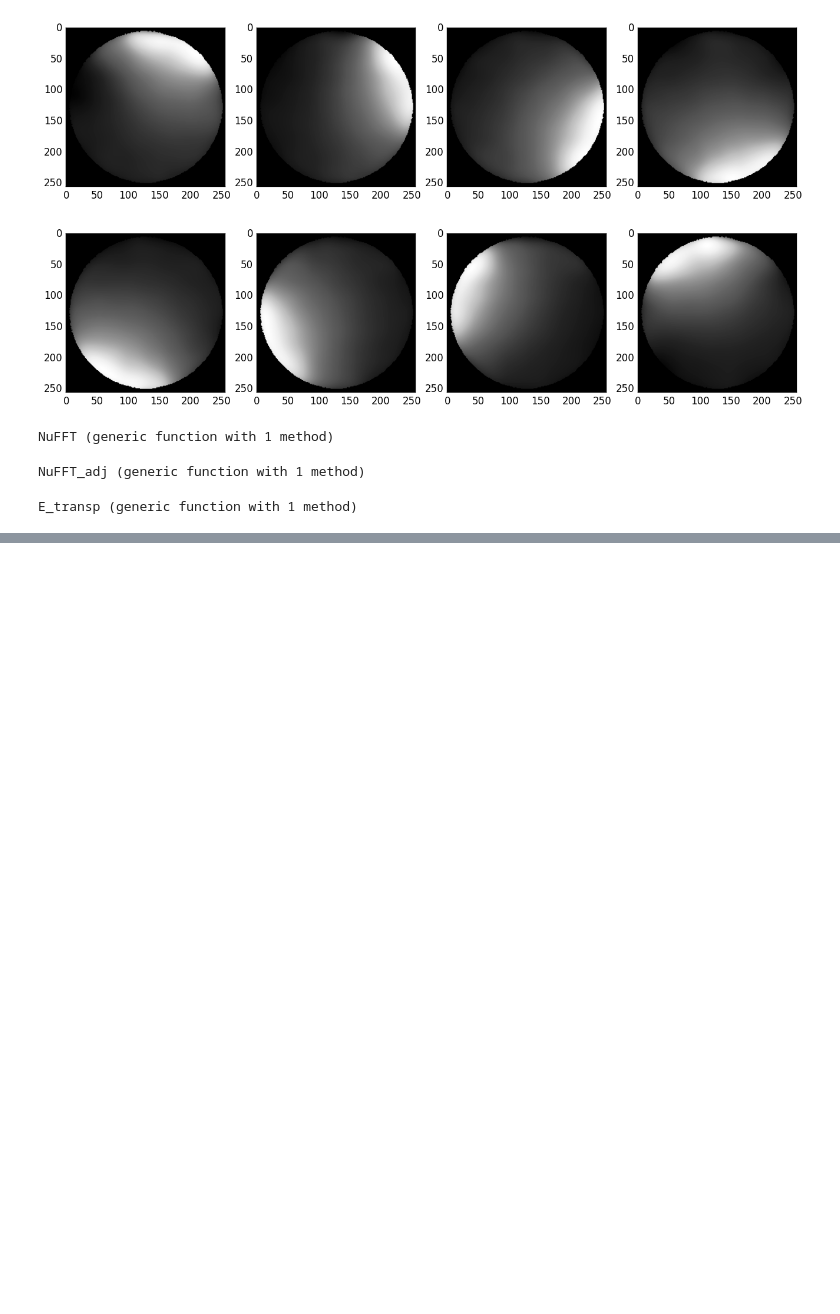
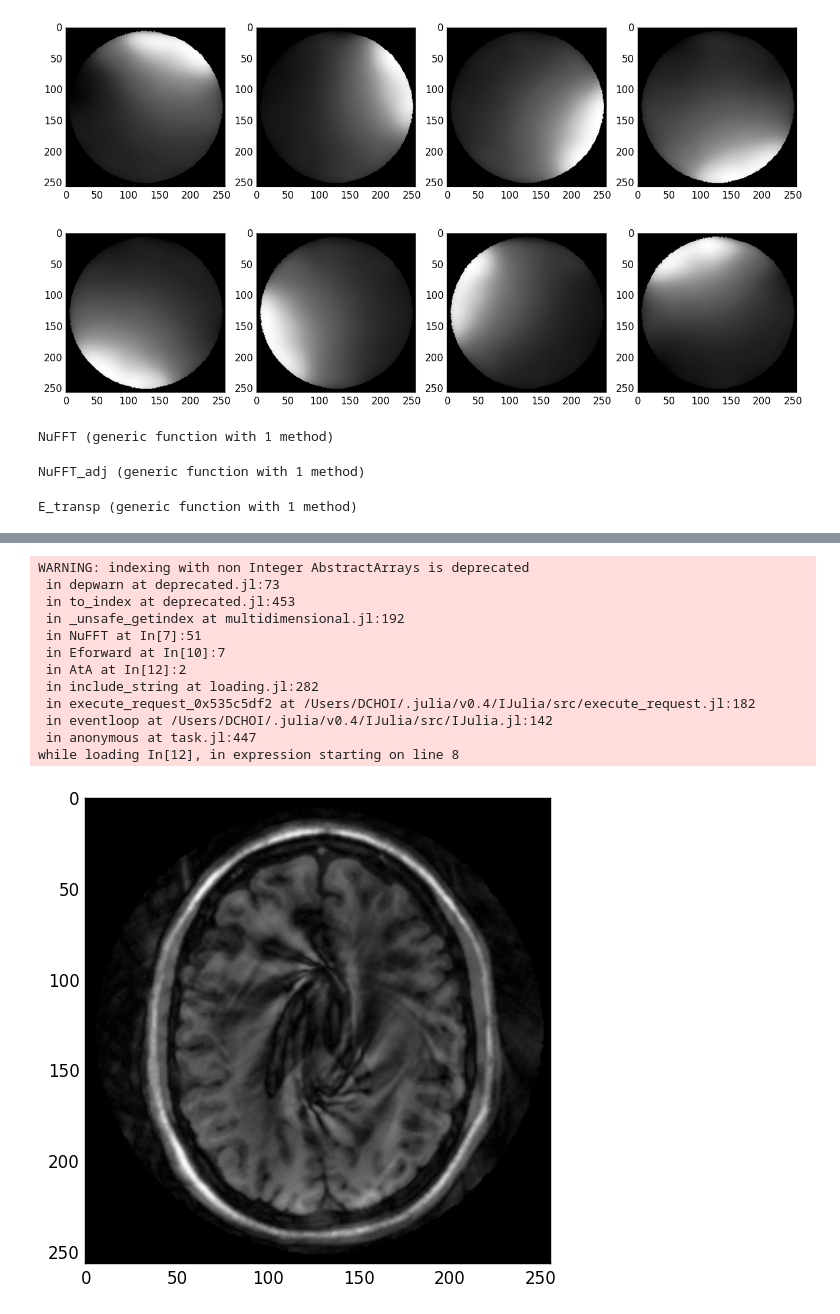
Before and after one commit to ucb-sejits/mri, a Jupyter notebook: SENSE/SENSE_julia.ipynb, the cells around one changed output, grey strips where cells are left out. Saved outputs shown, nothing was run; the diff lists cells and outputs as text; code cells hidden in the pictures; blank space fills up the shorter version.

Commit message:
finished julia implementation of SENSE

```diff
--- a/SENSE/SENSE_julia.ipynb
+++ b/SENSE/SENSE_julia.ipynb
@@ -148,12 +149,13 @@ function NuFFT_adj(data, coils, k_traj, w, n, osf, wg)
     om = collect(Complex{Float64}, 0:kosf*kwidth)/(kosf*kwidth)
     p = besseli(0,beta*sqrt(1-om.*om))
     p = p./p[1]
-    # last sample is zero so we can use min() below for samples bigger than kwidth
     p[end] = 0
 
+    # last sample is zero so we can use min() below for samples bigger than kwidth
+
     # convert k-space trajectory to matrix indices
-    nx = n*osf/2 + osf*n*k_traj[:,1]
-    ny = n*osf/2 + osf*n*k_traj[:,2]
+    nx = n*osf/2 + 1 + osf*n*k_traj[:,1]
+    ny = n*osf/2 + 1 + osf*n*k_traj[:,2]
 
     im = zeros(Complex{Float64}, osf*n, osf*n, coils)
 
@@ -161,6 +163,7 @@ function NuFFT_adj(data, coils, k_traj, w, n, osf, wg)
         ksp = zeros(Complex{Float64}, size(im[:,:,j]))
         for lx in collect(-kwidth:kwidth)
             for ly in collect(-kwidth:kwidth)
+
                 # find nearest samples
                 nxt = round(Int64, nx+lx)
                 nyt = round(Int64, ny+ly)
@@ -168,19 +171,21 @@ function NuFFT_adj(data, coils, k_traj, w, n, osf, wg)
                 # seperable kernel value
                 kkr = min(round(Int64, kosf*sqrt(abs(nx-nxt).^2+abs(ny-nyt).^2)+1), floor(kosf*kwidth)+1)
                 kwr = p[kkr]
-                nxt = max(nxt,1)
-                nxt = min(nxt,osf*n)
-                nyt = max(nyt,1)
-                nyt = min(nyt,osf*n)
+                 nxt = max(nxt,1)
+                 nxt = min(nxt,osf*n)
+                 nyt = max(nyt,1)
+                 nyt = min(nyt,osf*n)
 
                 # accumulate gridded data
                 ksp += sparse(nxt,nyt,dw[:,j].*conj(kwr),osf*n,osf*n)
             end
         end
         # zero out data at edges, which is probably due to data outside mtx
+
         ksp[:,1] = ksp[:,end] = ksp[1,:] = ksp[end,:] = 0
 
         # do the FFT and deapodize
+
         im[:,:,j] = ifftc(ksp)
     end
 
@@ -193,6 +198,7 @@ function NuFFT_adj(data, coils, k_traj, w, n, osf, wg)
     (l,h) = size(da)
     da = reshape(da, l,h, 1) # da[:,:,newaxis]
     im = im./da
+
     # trim the images
     q = round(Int64, (osf-1)*n/2)
     return im[q+1:n+q, q+1:n+q,:]
@@ -215,7 +221,7 @@ coils = size(smaps)[3]
 @assert scale == 512
 # %%
 function dotf(a, b)
-    return dot(a.flat, b.flat)
+    return sum(a.*b)
 end
 
 function Eforward(image, csm, k_traj, weights, n, coils, wg, osf, scale)
@@ -224,7 +230,7 @@ function Eforward(image, csm, k_traj, weights, n, coils, wg, osf, scale)
 end
 function Etransp(data, csm, k_traj, weights, n, coils, wg, osf, scale)
     matrix = conj(csm) .* NuFFT_adj( data, coils, k_traj, weights, n, osf, wg)
-    return sum(matrix, ndims(matrix)) * scale
+    return squeeze(sum(matrix, ndims(matrix)) * scale, ndims(matrix))
 end
 
 E_forward(x) = Eforward(x, smaps, k_spiral, w_spiral, n, coils, wg, osf, scale)
@@ -241 +257,37 @@ end
 [figure]
+# %%
+At(v) = E_transp(v)
+AtA(v) = E_transp(E_forward(v))
+coildata = data_spiral .* sqrt(w_spiral)
+
+# AtA*x = At*b
+b = At(coildata)
+x = zeros(Complex{Float64}, size(smaps[:,:,1]))
+r = b - AtA(x)
+p = copy(r)
+for i in collect(1:13)
+    rsold = dotf(r, r)
+    AtAp = AtA(p)
+    alpha = rsold ./ dotf(p, AtAp)
+    x += alpha .* p
+    r -= alpha .* AtAp
+    rsnew = dotf(r,r)
+    beta = rsnew ./ rsold
+    p = r + beta .* p
+    figure(figsize=(6,6))
+    imshow(abs(x), cmap="Greys_r")
+end
+# %% [output]
+WARNING: indexing with non Integer AbstractArrays is deprecated
+ in depwarn at deprecated.jl:73
+ in to_index at deprecated.jl:453
+ in _unsafe_getindex at multidimensional.jl:192
+ in NuFFT at In[7]:51
+ in Eforward at In[10]:7
+ in AtA at In[12]:2
+ in include_string at loading.jl:282
+ in execute_request_0x535c5df2 at /Users/DCHOI/.julia/v0.4/IJulia/src/execute_request.jl:182
+ in eventloop at /Users/DCHOI/.julia/v0.4/IJulia/src/IJulia.jl:142
+ in anonymous at task.jl:447
+while loading In[12], in expression starting on line 8
+[figure, added]
```
Also changed, not shown: parts of 4 cells of this notebook.
